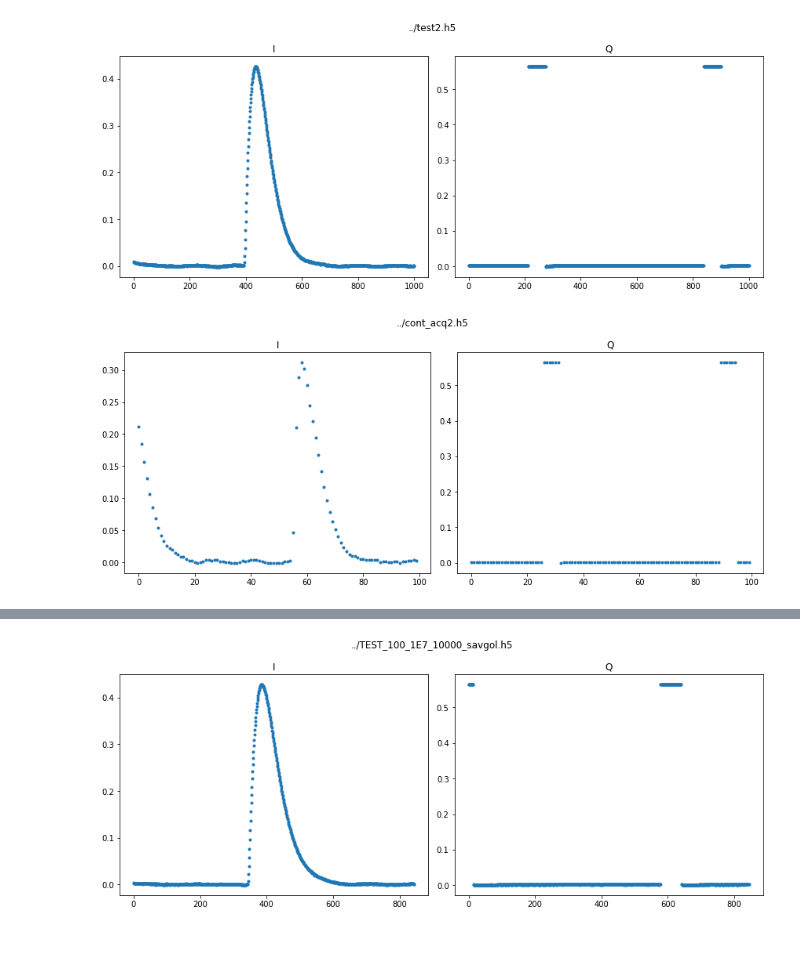
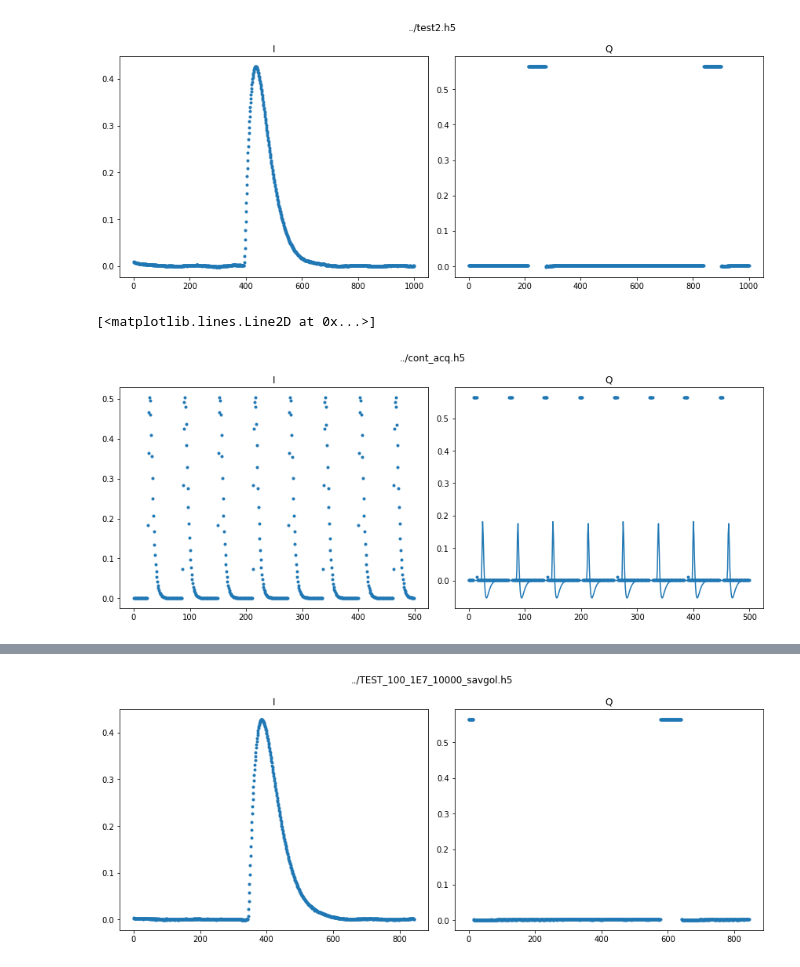
Before and after one commit to biqute/QTLab2122, a Jupyter notebook: SingleIRsource/programs/analysis.ipynb, the cells around one changed output, grey strips where cells are left out. Saved outputs shown, nothing was run; the diff lists cells and outputs as text; code cells hidden in the pictures.

```diff
--- a/SingleIRsource/programs/analysis.ipynb
+++ b/SingleIRsource/programs/analysis.ipynb
@@ -57,9 +60,10 @@ plot_hdf5(file, i = 63)
 # %% [output]
 [figure]
 # %%
-file_name = '../cont_acq2'
+file_name = '../cont_acq'
 file = file_name + '.h5'
-plot_hdf5(file, i = 0, begin = 0, end = 100)
+plot_hdf5(file, i = 0, begin = 0, end = 500)
 I, Q = get_hdf5(file)
 # %% [output]
+[<matplotlib.lines.Line2D at 0x...>]
-[figure, old version]
+[figure, new version]
```
Also changed, not shown: parts of 2 cells of this notebook, 6 other files.
